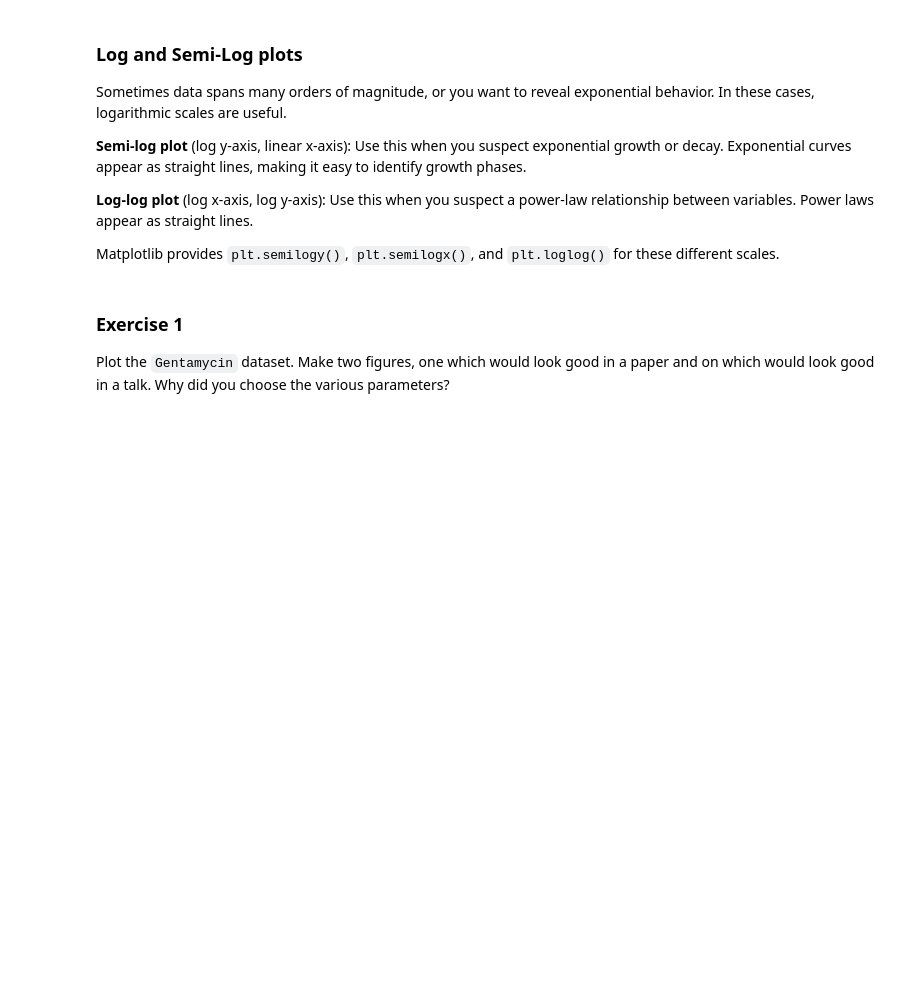
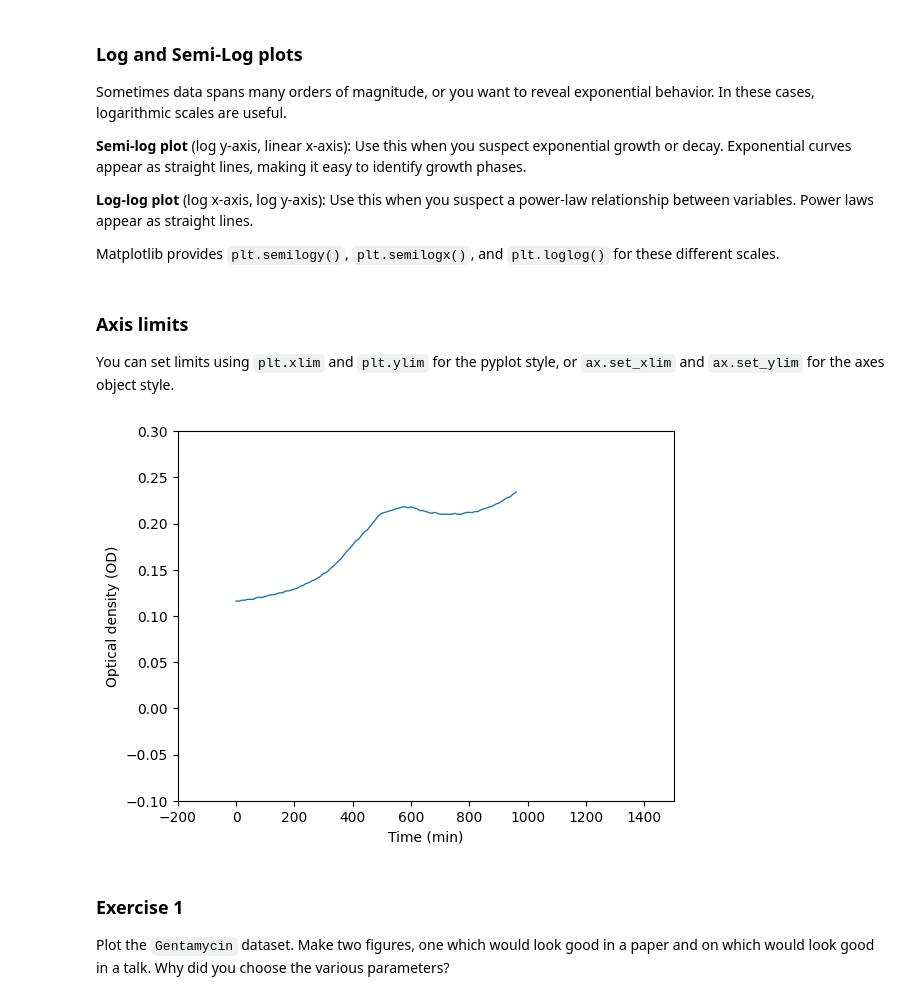
Before and after one commit to dgodovich/MOL518-Intro-to-Data-Analysis, a Jupyter notebook: Lecture_3/MOL518_Lecture3.ipynb, the cells around one changed output. Drawn from its saved outputs; the diff is of its cells as text; code cells hidden in the pictures; blank space fills up the shorter version.

```diff
--- a/Lecture_3/MOL518_Lecture3.ipynb
+++ b/Lecture_3/MOL518_Lecture3.ipynb
@@ -183,6 +171,21 @@ Sometimes data spans many orders of magnitude, or you want to reveal exponential
 **Log-log plot** (log x-axis, log y-axis): Use this when you suspect a power-law relationship between variables. Power laws appear as straight lines.
 
 Matplotlib provides `plt.semilogy()`, `plt.semilogx()`, and `plt.loglog()` for these different scales.
+# %% [markdown]
+### Axis limits
+
+You can set limits using `plt.xlim` and `plt.ylim` for the pyplot style, or `ax.set_xlim` and `ax.set_ylim` for the axes object style.
+# %%
+plt.plot(time_min, Novabiocin, linewidth=1)
+plt.xlabel('Time (min)')
+plt.ylabel('Optical density (OD)')
+
+plt.xlim(-200, 1500)
+plt.ylim(-0.1, 0.3)
+
+plt.show()
+# %% [output]
+[figure, added]
 # %% [markdown]
 ### Exercise 1
 
```
Also changed, not shown: parts of 23 cells of this notebook.
